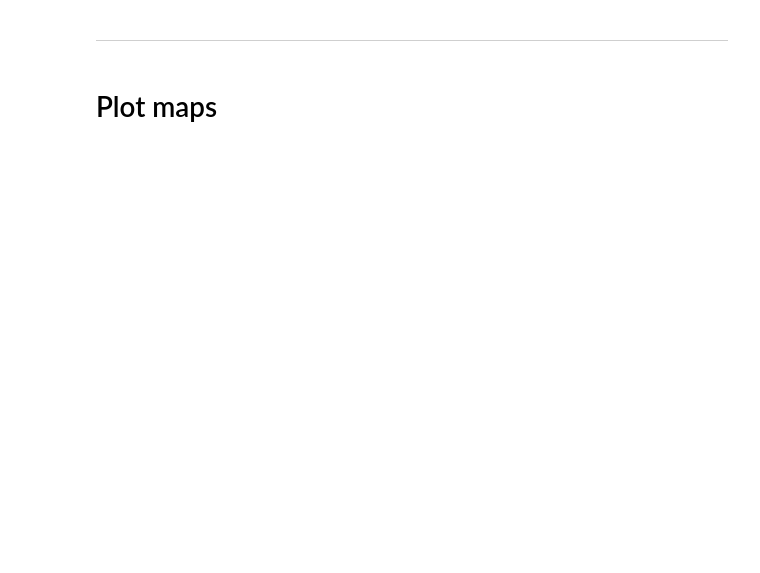
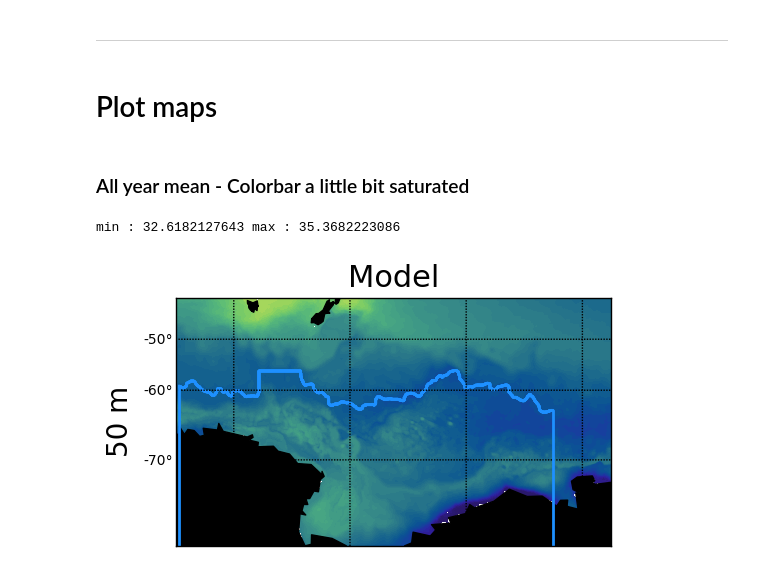
Before and after one commit to telot-em/SIO_internship, a Jupyter notebook: Fig_2_salinity.ipynb, the cells around one changed output. Cells and saved outputs as stored; diff of their text form; code cells hidden in the pictures; blank space fills up the shorter version.

```diff
--- a/Fig_2_salinity.ipynb
+++ b/Fig_2_salinity.ipynb
@@ -165,0 +244,12 @@ pickle_save('clim_Salt_255_2', '/data/ebent/Bigger_domain/', clim_Salt_255)
+# %%
+T2 = file2.variables['salinity'][:,9,:161,:]
+T2 = np.squeeze(T2)
+
+# Change lons from -180-180 to 0-360
+T2_new = np.ma.masked_all((len(lat[:161]), len(lon)))
+
+for i in range(720):
+    T2_new[:,i]=T2[:,i+720]
+
+for i in range(720):
+    T2_new[:,i+720]=T2[:,i]
@@ -165,0 +262,12 @@ pickle_save('clim_Salt_255_2', '/data/ebent/Bigger_domain/', clim_Salt_255)
+# %%
+T2 = file2.variables['salinity'][:,17,:161,:]
+T2 = np.squeeze(T2)
+
+# Change lons from -180-180 to 0-360
+T2_new = np.ma.masked_all((len(lat[:161]), len(lon)))
+
+for i in range(720):
+    T2_new[:,i]=T2[:,i+720]
+
+for i in range(720):
+    T2_new[:,i+720]=T2[:,i]
@@ -165,0 +280,12 @@ pickle_save('clim_Salt_255_2', '/data/ebent/Bigger_domain/', clim_Salt_255)
+# %%
+T2 = file2.variables['salinity'][:,0,:161,:]
+T2 = np.squeeze(T2)
+
+# Change lons from -180-180 to 0-360
+T2_new = np.ma.masked_all((len(lat[:161]), len(lon)))
+
+for i in range(720):
+    T2_new[:,i]=T2[:,i+720]
+
+for i in range(720):
+    T2_new[:,i+720]=T2[:,i]
@@ -169,0 +350,11 @@ pickle_save('clim_Salt_255_2', '/data/ebent/Bigger_domain/', clim_Salt_255)
+# %% [markdown]
+### All year mean - Colorbar a little bit saturated
+# %%
+plot_fig2(XC, YC, mean_Salt_50, cbar_levels=np.linspace(33,35.76,50), cmap=cmocean.cm.haline, \
+          left=1, bottom=0, \
+          if_title=True, title='Model', \
+          if_ylabel=True, ylabel='50 m',\
+          save=True, title_save='model_S_50m.png')
+# %% [output]
+min : 32.6182127643 max : 35.3682223086
+[figure, added]
```
Also changed, not shown: parts of 62 cells of this notebook, 7 other files.
